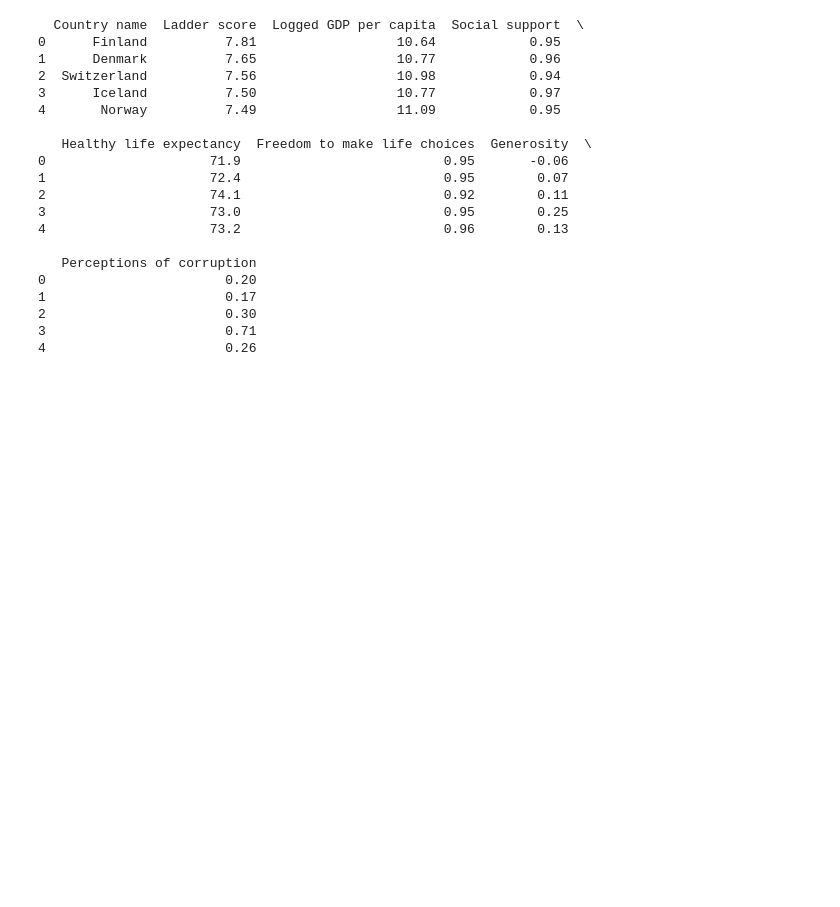
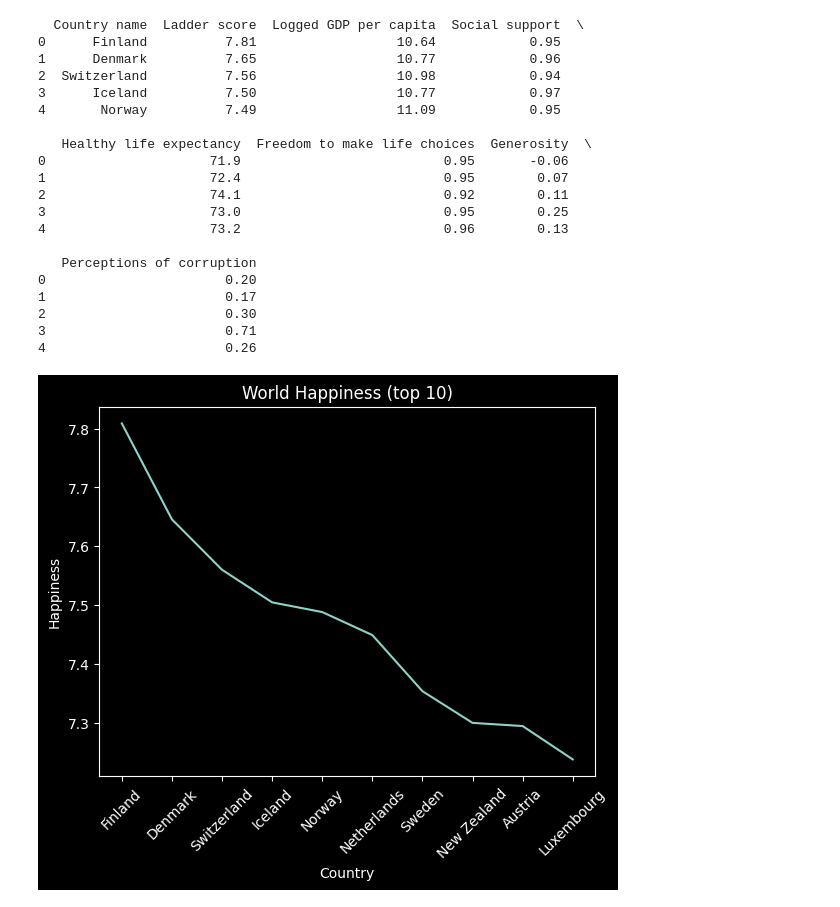
Before and after one commit to apsocarras/team-week, a Jupyter notebook: dw.ipynb, the cells around one changed output. Cells and saved outputs as stored; diff of their text form; code cells hidden in the pictures; blank space fills up the shorter version.

Commit message:
add visualzation to data

```diff
--- a/dw.ipynb
+++ b/dw.ipynb
@@ -341,3 +361,24 @@ print(happiness_world2021.head())
 2                       0.30
 3                       0.71
 4                       0.26
+# %%
+#visualization ladder score line chart
+plt.style.use('dark_background')
+
+# 1st arg is column for x-axis, 2nd arg is column for y-axis
+plt.plot(happiness_world2021['Country name'][:10], happiness_world2021['Ladder score'][:10])
+
+# give the chart a title
+plt.title("World Happiness (top 10)")
+
+# label the x and y axes
+plt.xlabel('Country')
+plt.ylabel('Happiness')
+plt.xticks(rotation= 45)
+
+
+
+# show the chart
+plt.show()
+# %% [output]
+[figure, added]
```
Also changed, not shown: parts of 22 cells of this notebook.
